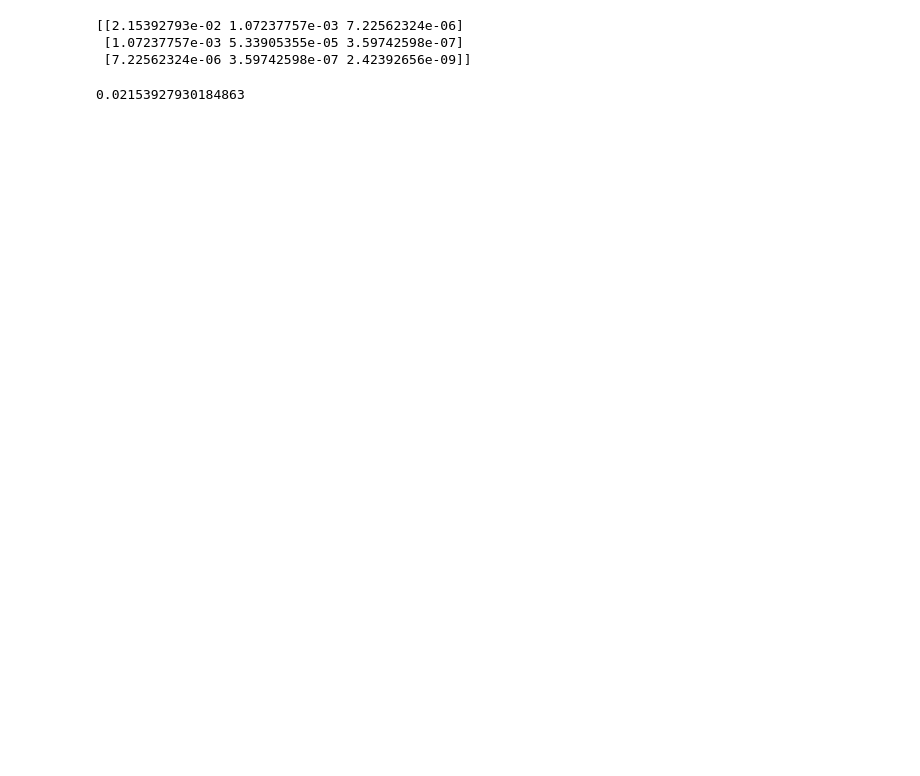
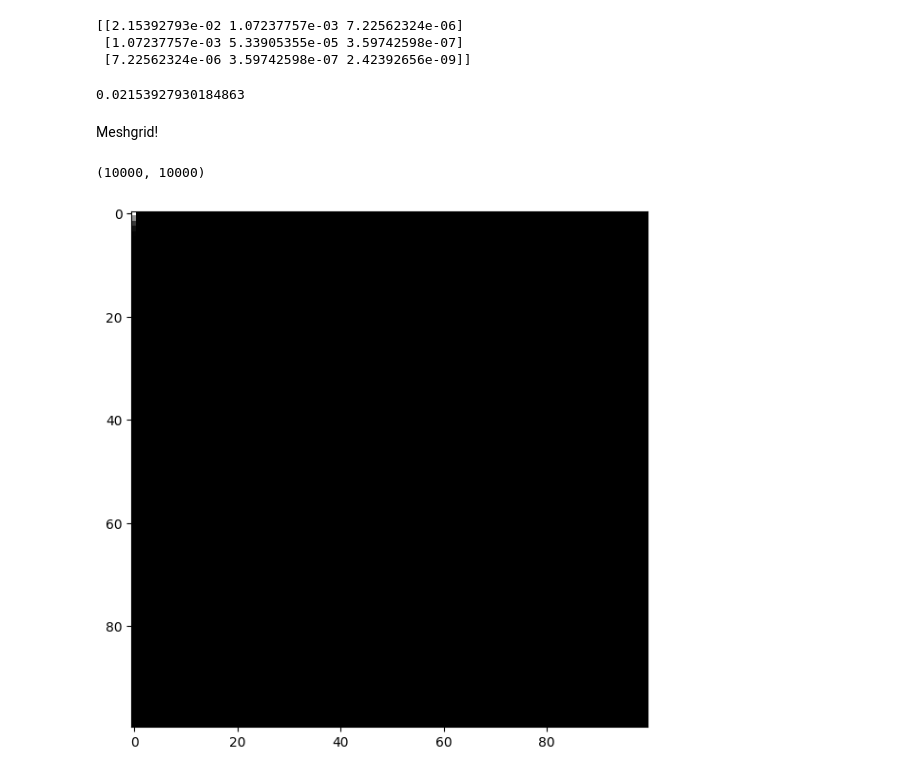
Before and after one commit to garfield-gray/Pro, a Jupyter notebook: H_Matrix.ipynb, the cells around one changed output. Drawn from its saved outputs; the diff is of its cells as text; code cells hidden in the pictures; blank space fills up the shorter version.

```diff
--- a/H_Matrix.ipynb
+++ b/H_Matrix.ipynb
@@ -74,3 +76,23 @@ np.exp(-2 ) / (2 * np.pi * 1 ** 2)
 0.02153927930184863
 # %%
 i, j = np.meshgrid(np.arange(1,4), np.arange(1,4), indexing='ij')
+# %% [markdown]
+Meshgrid!
+# %%
+H = get_matrix(f.shape[0],f.shape[0],2.3)
+# %%
+H.shape
+# %% [output]
+(10000, 10000)
+# %%
+g = H@f
+# %%
+better_im = g.reshape((100,100), order = 'F')
+# %%
+#3/29/2023
+imm = im[0:100,300:400,0]
+plt.figure(figsize = (7,11))
+plt.imshow(better_im, cmap = "gray")
+plt.show()
+# %% [output]
+[figure, added]
```
Also changed, not shown: parts of 5 cells of this notebook.
